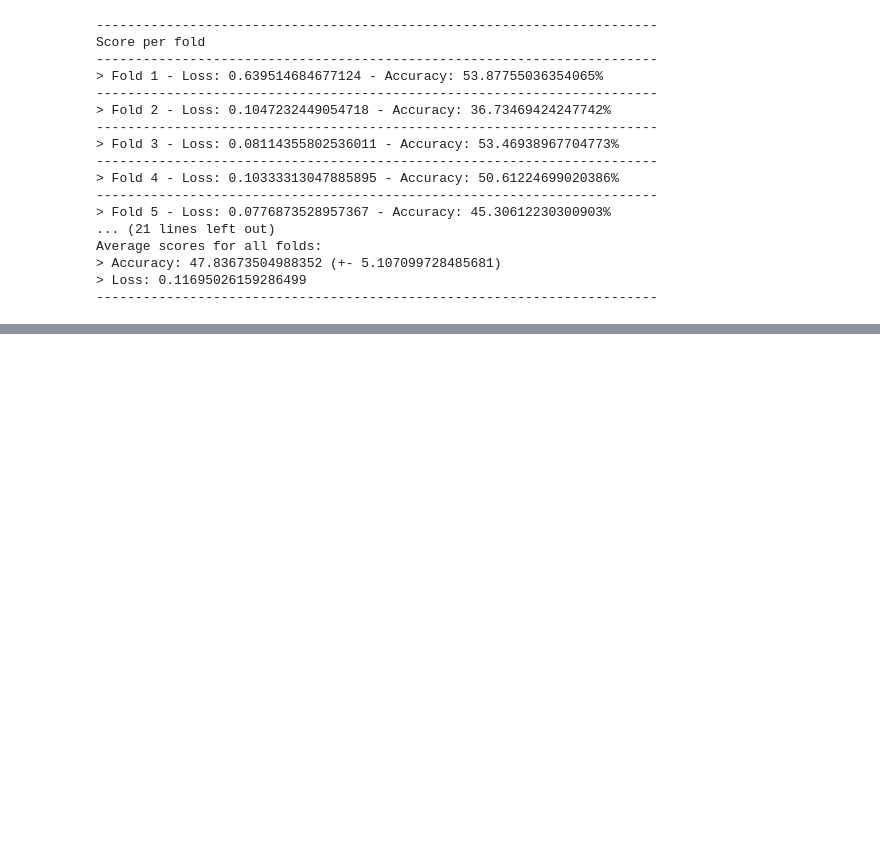
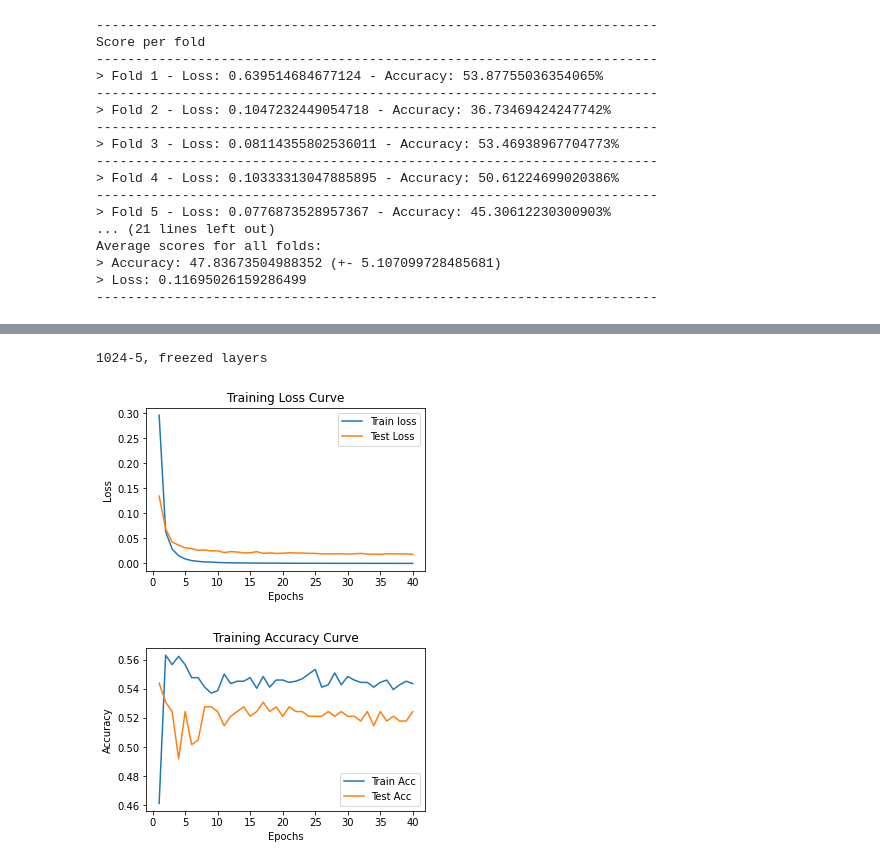
Before and after one commit to mafaldasalomao/Multilabel_classification_POCUS, a Jupyter notebook: multilabel_tf.ipynb, the cells around one changed output, grey strips where cells are left out. Drawn from its saved outputs; the diff is of its cells as text; code cells hidden in the pictures; blank space fills up the shorter version.

```diff
--- a/multilabel_tf.ipynb
+++ b/multilabel_tf.ipynb
@@ -447,4 +447,11 @@ feature_extractor_layer_resnet = hub.KerasLayer(feature_extractor_url_resnet,
 print("Thickness of the model:", len(feature_extractor_layer_resnet.weights))
 #list(feature_extractor_layer_resnet.layers)
 # %%
-feature_extractor_layer_resnet.trainable = True
+feature_extractor_layer_resnet.trainable = False
+# %%
+#X, y = create_dataset_aug()
+X, y = create_mydataset_all()
+X_train, X_test, y_train, y_test = train_test_split(X, y, random_state=20, test_size=0.2, shuffle=True)
+del X
+del y
+X_train.shape, y_train.shape
@@ -519,0 +507,7 @@ _________________________________________________________________
+# %%
+print("2048-5, freezed layers, activation: Relu")
+plot_curves(history)
+# %% [output]
+1024-5, freezed layers
+[figure, added]
+[figure, added]
```
Also changed, not shown: parts of 7 cells of this notebook.
